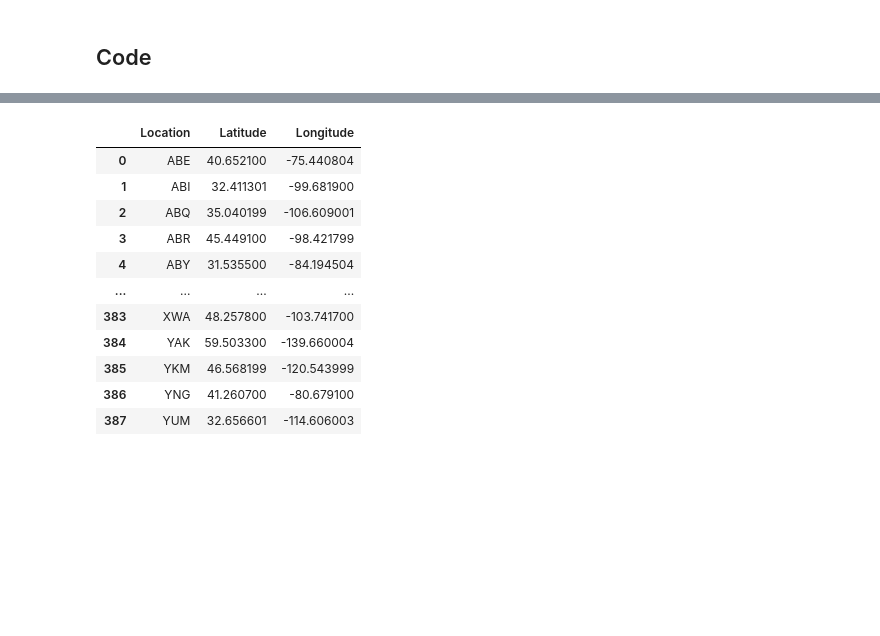
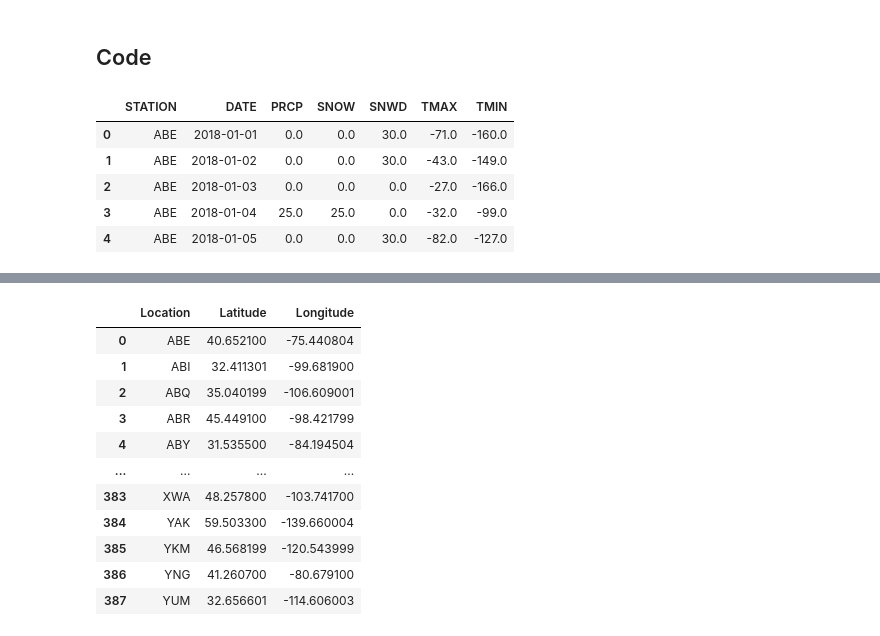
Before and after one commit to ekrichards/DSC288R_Capstone, a Jupyter notebook: notebooks/er.ipynb, the cells around one changed output, grey strips where cells are left out. Saved outputs shown, nothing was run; the diff lists cells and outputs as text; code cells hidden in the pictures; blank space fills up the shorter version.

```diff
--- a/notebooks/er.ipynb
+++ b/notebooks/er.ipynb
@@ -9,3 +9,14 @@ import matplotlib.pyplot as plt
 import seaborn as sns
 # %% [markdown]
 ## Code
+# %%
+# Read parquet file
+weather_2018_clean = pd.read_parquet(r'C:\Users\ekait\Git\DSC288R_Capstone\data\processed\processed_noaa\2018_clean.parquet')
+weather_2018_clean.head()
+# %% [output]
+|  | STATION | DATE | PRCP | SNOW | SNWD | TMAX | TMIN |
+| 0 | ABE | 2018-01-01 | 0.0 | 0.0 | 30.0 | -71.0 | -160.0 |
+| 1 | ABE | 2018-01-02 | 0.0 | 0.0 | 30.0 | -43.0 | -149.0 |
+| 2 | ABE | 2018-01-03 | 0.0 | 0.0 | 0.0 | -27.0 | -166.0 |
+| 3 | ABE | 2018-01-04 | 25.0 | 25.0 | 0.0 | -32.0 | -99.0 |
+| 4 | ABE | 2018-01-05 | 0.0 | 0.0 | 30.0 | -82.0 | -127.0 |
```
Also changed, not shown: parts of 1 cell of this notebook, 6 other files.
